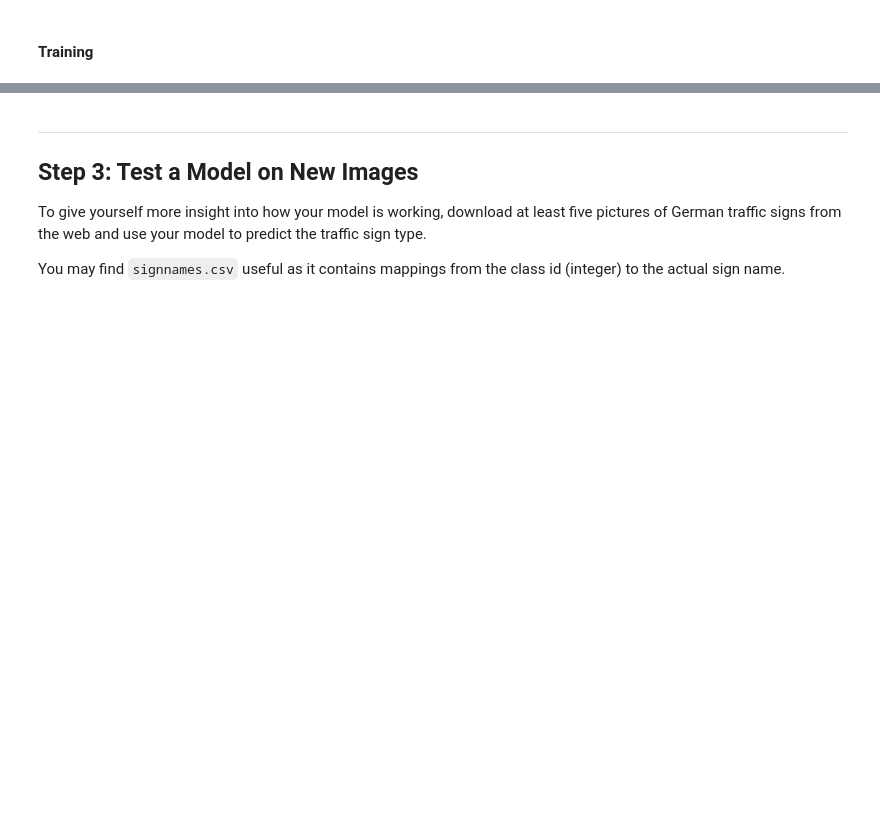
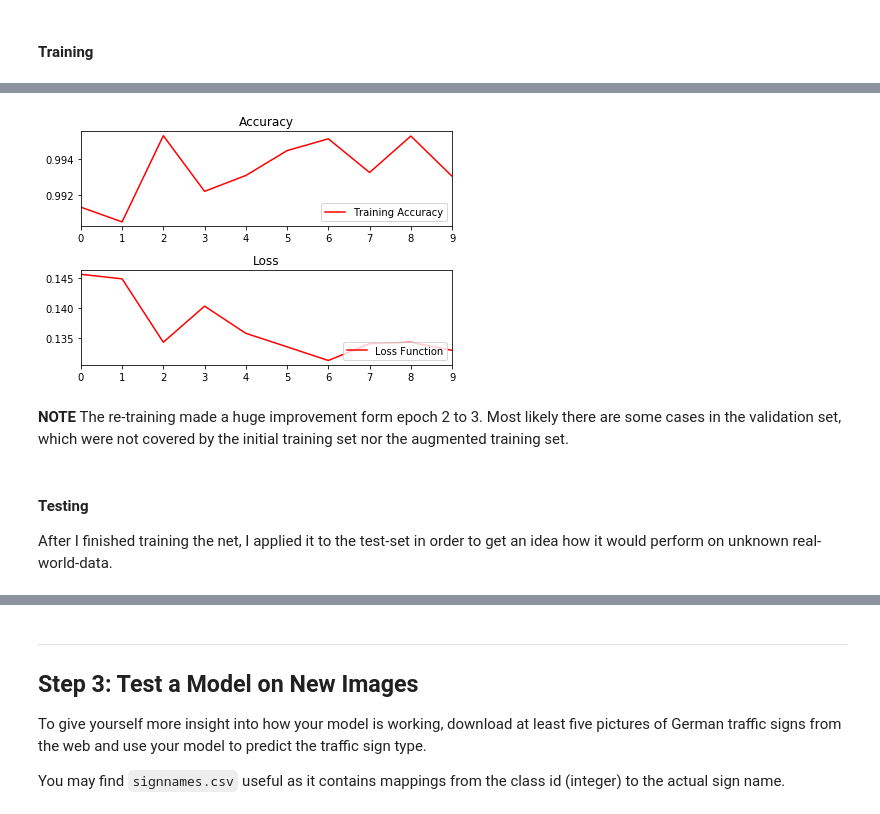
Before and after one commit to fgottmann/UD_SDC_P3_TrafficSignRecognition, a Jupyter notebook: Traffic_Sign_Classifier.ipynb, the cells around one changed output, grey strips where cells are left out. Cells and saved outputs as stored; diff of their text form; code cells hidden in the pictures; blank space fills up the shorter version.

```diff
--- a/Traffic_Sign_Classifier.ipynb
+++ b/Traffic_Sign_Classifier.ipynb
@@ -662,0 +660,51 @@ Required accuracy reached -> terminating the learining process
+# %%
+# for logging only
+ep = []
+train_acc_ep = []
+loss_ep = []
+
+EPOCHS = 10 # train again with validation set included
+
+last_acc = 0
+
+X_all_prep = np.concatenate([X_train_prep_full,X_valid_prep],axis=0)
+Y_all_prep = np.concatenate([y_train_prep_full,y_valid_prep],axis=0)
+
+
+with tf.Session() as sess:
+    sess.run(tf.global_variables_initializer())
+    saver.restore(sess, tf.train.latest_checkpoint('.'))
+    num_examples = len(X_all_prep)
+
+    print("Training...")
+    print()
+    for i in range(EPOCHS):
+        X_all_prep, Y_all_prep = shuffle(X_all_prep, Y_all_prep)
+        for offset in range(0, num_examples, BATCH_SIZE):
+            end = offset + BATCH_SIZE
+            batch_x, batch_y = X_all_prep[offset:end], Y_all_prep[offset:end]
+            sess.run(training_operation, feed_dict={x: batch_x, y: batch_y, keep_prob:0.7})
+
+        training_accuracy_full = evaluate(X_all_prep, Y_all_prep)
+        loss  = evaluate_loss(X_all_prep, Y_all_prep)
+        ep.append(i)
+        train_acc_ep.append(training_accuracy_full)
+        loss_ep.append(loss)
+        print("EPOCH: {}; Training Accuracy (Aug+Val): {:.3f}; ".format(i+1,training_accuracy_full) +
+        "Loss: {:.3f}".format(loss))
+
+        saver.save(sess, './net_final')
+
+# done
+fig,acc_plot = plt.subplots(2,1)
+acc_plot[0].set_title('Accuracy')
+acc_plot[0].plot(ep, train_acc_ep, 'r', label='Training Accuracy')
+acc_plot[0].set_xlim([ep[0], ep[-1]])
+acc_plot[0].legend(loc=4)
+acc_plot[1].set_title('Loss')
+acc_plot[1].plot(ep, loss_ep, 'r', label='Loss Function')
+acc_plot[1].set_xlim([ep[0], ep[-1]])
+acc_plot[1].legend(loc=4)
+plt.tight_layout()
+plt.show()
+# %% [output]
@@ -663,3 +724,9 @@ Required accuracy reached -> terminating the learining process
+[figure, added]
+# %% [markdown]
+**NOTE** The re-training made a huge improvement form epoch 2 to 3. Most likely there are some cases in the validation set, which were not covered by the initial training set nor the augmented training set.
+# %% [markdown]
+#### Testing
+After I finished training the net, I applied it to the test-set in order to get an idea how it would perform on unknown real-world-data.
 # %%
 # prepare test_data
 X_test_prep,y_test_prep = preprocess(X_test,y_test,False)
```
Also changed, not shown: parts of 28 cells of this notebook, 23 other files.
